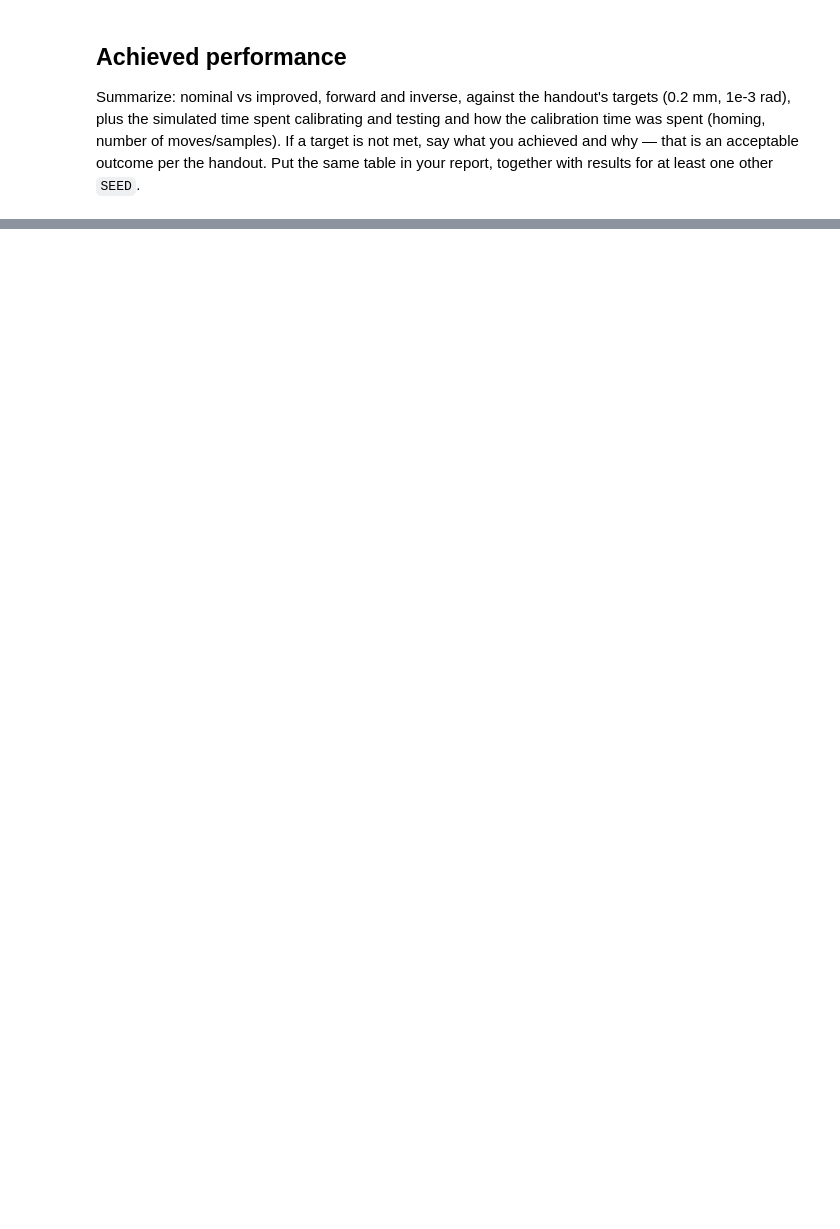
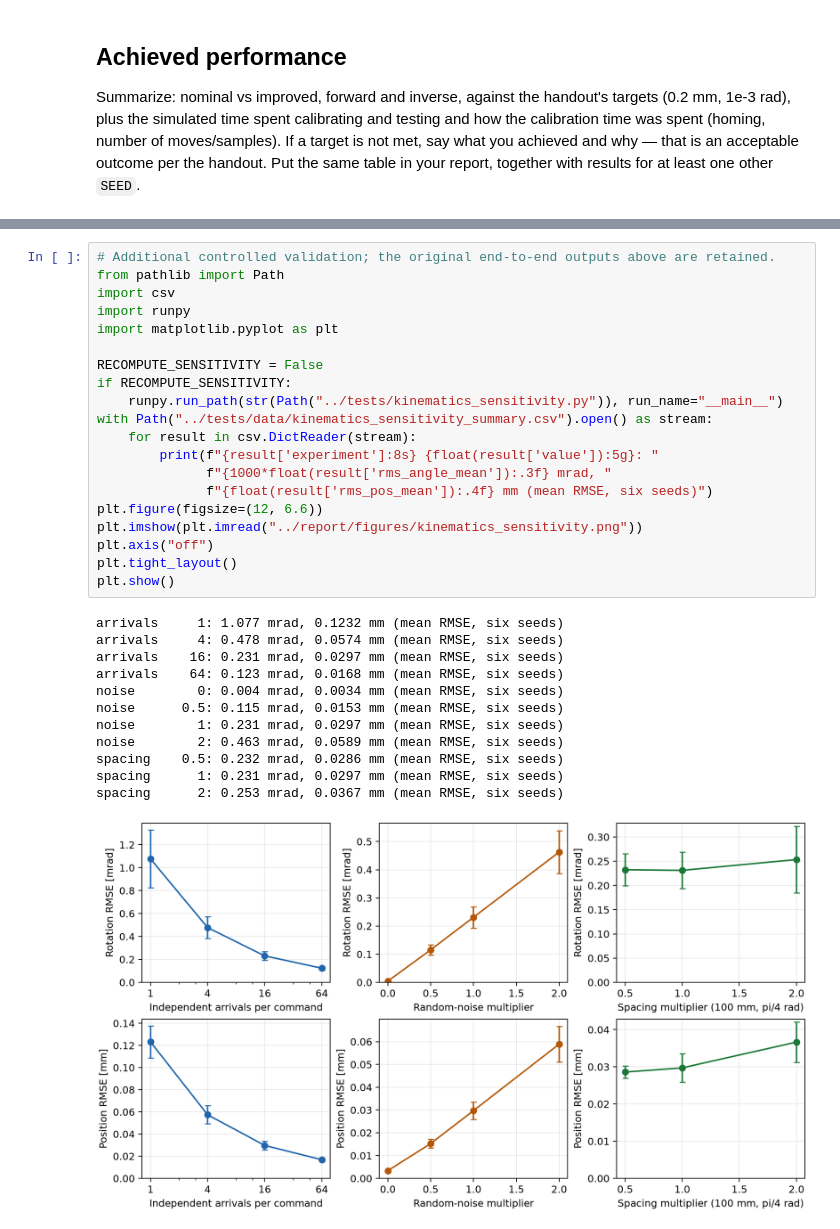
Before and after one commit to Edward-Lin-maker/CIS_I_Course, a Jupyter notebook: assignments/assignment2/notebooks/assignment2_template.ipynb, the cells around one changed output, grey strips where cells are left out. Saved outputs shown, nothing was run; the diff lists cells and outputs as text; blank space fills up the shorter version.

Commit message:
Phase 4: integrate calibrated kinematics and independent validation

```diff
--- a/assignments/assignment2/notebooks/assignment2_template.ipynb
+++ b/assignments/assignment2/notebooks/assignment2_template.ipynb
@@ -371,0 +672,33 @@ report, together with results for at least one other `SEED`.
+# %%
+# Additional controlled validation; the original end-to-end outputs above are retained.
+from pathlib import Path
+import csv
+import runpy
+import matplotlib.pyplot as plt
+
+RECOMPUTE_SENSITIVITY = False
+if RECOMPUTE_SENSITIVITY:
+    runpy.run_path(str(Path("../tests/kinematics_sensitivity.py")), run_name="__main__")
+with Path("../tests/data/kinematics_sensitivity_summary.csv").open() as stream:
+    for result in csv.DictReader(stream):
+        print(f"{result['experiment']:8s} {float(result['value']):5g}: "
+              f"{1000*float(result['rms_angle_mean']):.3f} mrad, "
+              f"{float(result['rms_pos_mean']):.4f} mm (mean RMSE, six seeds)")
+plt.figure(figsize=(12, 6.6))
+plt.imshow(plt.imread("../report/figures/kinematics_sensitivity.png"))
+plt.axis("off")
+plt.tight_layout()
+plt.show()
+# %% [output]
+arrivals     1: 1.077 mrad, 0.1232 mm (mean RMSE, six seeds)
+arrivals     4: 0.478 mrad, 0.0574 mm (mean RMSE, six seeds)
+arrivals    16: 0.231 mrad, 0.0297 mm (mean RMSE, six seeds)
+arrivals    64: 0.123 mrad, 0.0168 mm (mean RMSE, six seeds)
+noise        0: 0.004 mrad, 0.0034 mm (mean RMSE, six seeds)
+noise      0.5: 0.115 mrad, 0.0153 mm (mean RMSE, six seeds)
+noise        1: 0.231 mrad, 0.0297 mm (mean RMSE, six seeds)
+noise        2: 0.463 mrad, 0.0589 mm (mean RMSE, six seeds)
+spacing    0.5: 0.232 mrad, 0.0286 mm (mean RMSE, six seeds)
+spacing      1: 0.231 mrad, 0.0297 mm (mean RMSE, six seeds)
+spacing      2: 0.253 mrad, 0.0367 mm (mean RMSE, six seeds)
+[figure, added]
```
Also changed, not shown: parts of 19 cells of this notebook, 20 other files.
